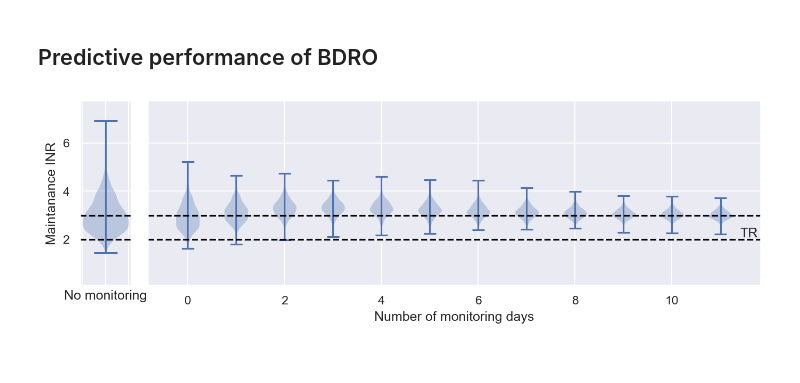
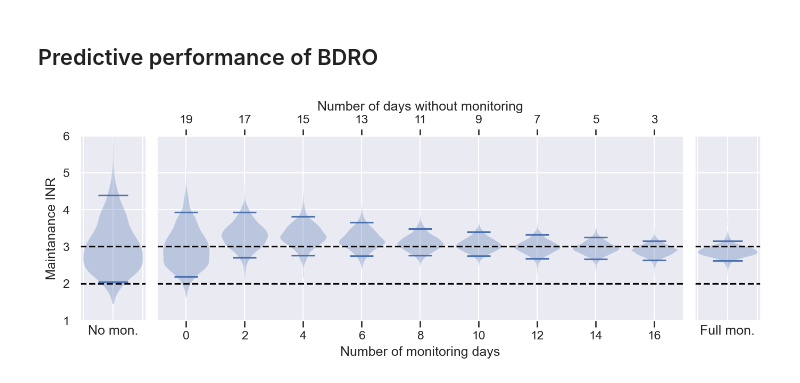
Before and after one commit to DavAug/mipd-warfarin, a Jupyter notebook: results/1_systems_pharmacology_model/results.ipynb, the cells around one changed output. Drawn from its saved outputs; the diff is of its cells as text; code cells hidden in the pictures.

```diff
--- a/results/1_systems_pharmacology_model/results.ipynb
+++ b/results/1_systems_pharmacology_model/results.ipynb
@@ -671,7 +715,7 @@ directory = os.path.dirname(os.getcwd())
 df_doses = pd.read_csv(
     directory + '/2_semi_mechanistic_model'
     '/mipd_trial_predicted_dosing_regimens.csv')
-df_doses = df_doses[df_doses['Number of observations'] == 12]
+df_doses = df_doses[df_doses['Number of observations'] == 19]
 
 # Convert dosing strategy to dosing regimens
 days = 19
@@ -1412,7 +1631,7 @@ rng = np.random.default_rng(seed=4)
 delays = rng.exponential(scale=0.5, size=(days, len(ids)))
 vk_input = get_vk_consumption(days, len(ids), seed=14)
 
-n_data = np.arange(0, 13)
+n_data = np.arange(0, 20)
 run = 0
 try:
     run = len(inr_sequence)
@@ -1459,50 +1678,63 @@ for n in n_data:
 fontsize = 11
 my_dpi = 192
 fig = plt.figure(figsize=(2250 // my_dpi, 700 // my_dpi), dpi=150)
-outer = gridspec.GridSpec(1, 2, width_ratios=[1, len(n_data)-1], wspace=0.05)
+outer = gridspec.GridSpec(1, 3, width_ratios=[1, len(n_data)/2-2, 1], wspace=0.05)
 
 # Create axes
 axes = []
 axes.append(plt.Subplot(fig, outer[0]))
 axes.append(plt.Subplot(fig, outer[1]))
+axes.append(plt.Subplot(fig, outer[2]))
 
 # Add axes to figure
 for ax in axes:
     fig.add_subplot(ax)
 
-axes[1].violinplot(inr_sequence[1:], n_data[1:] - 1)
-axes[0].violinplot([inr_sequence[0]], [-1])
-
-# err_low = np.array(median) - np.array(lower)
-# err_high = np.array(upper) - np.array(median)
-# axes[0].errorbar(
-#     n_data[1:]-1, median[1:], color=sns.color_palette()[0],
-#     ls='none', yerr=np.vstack((err_low[1:], err_high[1:])),
-#     capsize=5, linewidth=2)
-# axes[0].errorbar(
-#     n_data[:1]-1, median[:1], color=sns.color_palette()[3],
-#     ls='none', yerr=np.vstack((err_low[:1], err_high[:1])),
-#     capsize=5, linewidth=2)
 axes[0].axhline(3, color='black', linestyle='dashed')
 axes[0].axhline(2, color='black', linestyle='dashed')
 axes[1].axhline(3, color='black', linestyle='dashed')
 axes[1].axhline(2, color='black', linestyle='dashed')
+axes[2].axhline(3, color='black', linestyle='dashed')
+axes[2].axhline(2, color='black', linestyle='dashed')
 
-axes[0].set_ylim([0.1, 7.75])
+axes[0].set_ylim([1, 6])
 axes[0].set_ylabel('Maintanance INR')
-axes[0].set_xlabel('No monitoring')
+axes[0].set_xlabel('No mon.')
 axes[0].set_xticklabels(labels=[], visible=False)
-axes[1].set_ylim([0.1, 7.75])
+axes[1].set_ylim([1, 6])
 axes[1].set_ylabel('')
+axes[1].set_xlim([-1, 17])
 axes[1].set_yticklabels(labels=[], visible=False)
+axes[1].set_xticks([0, 2, 4, 6, 8, 10, 12, 14, 16])
 axes[1].set_xlabel('Number of monitoring days')
 axes[1].annotate('TR', xy=(n_data[-1]-0.6, 2.1))
+axes[2].set_ylim([1, 6])
+axes[2].set_xlabel('Full mon.')
+axes[2].set_yticklabels(labels=[], visible=False)
+axes[2].set_xticklabels(labels=[], visible=False)
+
+# Add a second x axis on top
+ax_top = axes[1].twiny()
+ax_top.set_xlim(axes[1].get_xlim())
+ax_top.set_xticks([0, 2, 4, 6, 8, 10, 12, 14, 16])
+ax_top.set_xticklabels(19 - np.array([0, 2, 4, 6, 8, 10, 12, 14, 16]))
+ax_top.grid(False)
+ax_top.set_xlabel('Number of days without monitoring')
+
+axes[1].violinplot(
+    inr_sequence[1:-1:2], n_data[1:-1:2] - 1, showextrema=False,
+    quantiles=[[0.05, 0.95]] * len(inr_sequence[1:-1:2]),
+    widths=[1.6] * len(inr_sequence[1:-1:2]))
+axes[0].violinplot(
+    [inr_sequence[0]], [-1], showextrema=False, quantiles=[[0.05, 0.95]])
+axes[2].violinplot(
+    [inr_sequence[-1]], [19], showextrema=False, quantiles=[[0.05, 0.95]])
 
 plt.savefig('13_bdro_over_time.pdf',
     bbox_inches='tight')
 plt.savefig('13_bdro_over_time.tif',
     bbox_inches='tight')
 
 plt.show()
 # %% [output]
-[figure, old version]
+[figure, new version]
```
Also changed, not shown: parts of 7 cells of this notebook, 11 other files.
